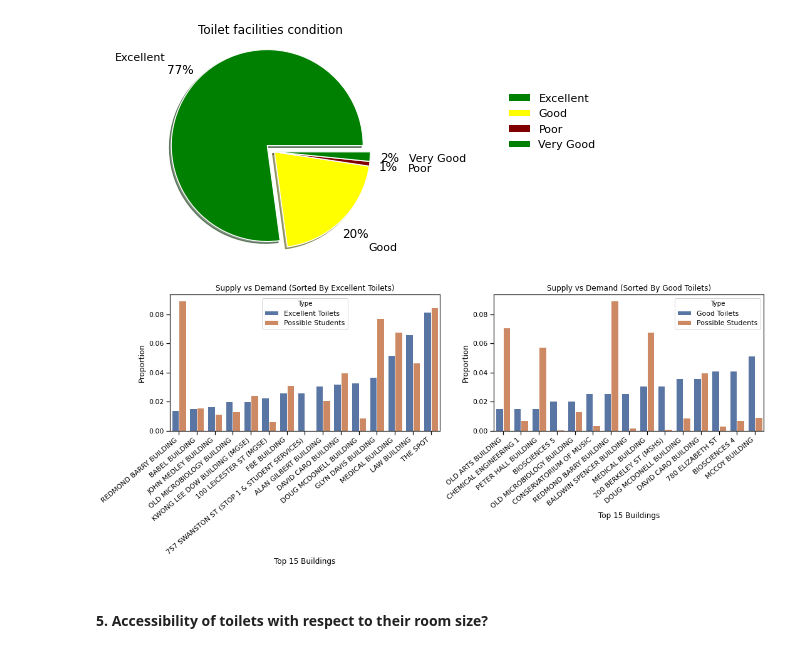
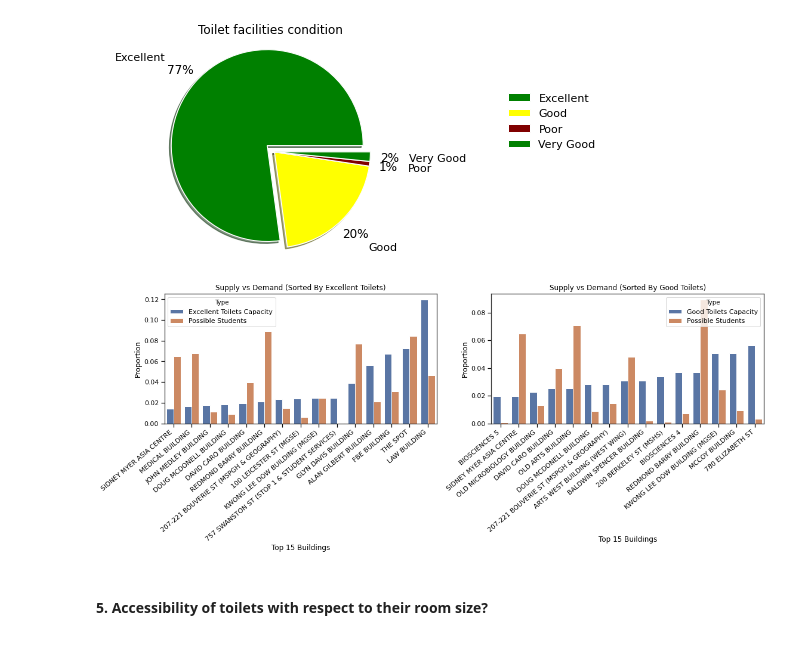
Before and after one commit to abhinavcreed13/project-space-optimisation-group-3, a Jupyter notebook: notebooks/problem-analysis-with-data.ipynb, the cells around one changed output. Drawn from its saved outputs; the diff is of its cells as text; code cells hidden in the pictures.

```diff
--- a/notebooks/problem-analysis-with-data.ipynb
+++ b/notebooks/problem-analysis-with-data.ipynb
@@ -1029,14 +1132,14 @@ gdf3 = merged_timetable_df_PAR_f.groupby(by=['Floor Name'], as_index=False)['Pla
 gdf3.sort_values(by=['Planned Size'], inplace=True)
 
 possible_toilet_df_f = possible_toilets_df[possible_toilets_df['Building Name']=='THE SPOT']
-gdf4 = possible_toilet_df_f.groupby(by='Floor Name', as_index=False).agg({'Room Code': pd.Series.nunique})
-gdf4.sort_values(by=['Room Code'], inplace=True)
+gdf4 = possible_toilet_df_f.groupby(by=['Floor Name'], as_index=False).agg({'Room Code':pd.Series.nunique, 'Room Capacity':sum})
+gdf4.sort_values(by=['Room Capacity'], inplace=True)
 
 total_students = gdf3['Planned Size'].sum()
 gdf3['Planned Size'] = gdf3['Planned Size']/total_students
 
-total_rooms = gdf4['Room Code'].sum()
-gdf4['Room Code'] = gdf4['Room Code']/total_rooms
+total_size = gdf4['Room Capacity'].sum()
+gdf4['Room Capacity'] = gdf4['Room Capacity']/total_size
 # %%
 #@title
 # proportion graph
@@ -1048,8 +1151,8 @@ d = {
 }
 for idx,row in gd1.iterrows():
     d['Floor Name'].append(row['Floor Name'])
-    d['Type'].append('Toilet Facilities')
-    d['Value'].append(row['Room Code'])
+    d['Type'].append('Possible Toilet Capacity')
+    d['Value'].append(row['Room Capacity'])
     d['Floor Name'].append(row['Floor Name'])
     d['Type'].append('Possible Students')
     d['Value'].append(row['Planned Size'])
@@ -1064,8 +1167,8 @@ d = {
 }
 for idx,row in gd2.iterrows():
     d['Floor Name'].append(row['Floor Name'])
-    d['Type'].append('Toilet Facilities')
-    d['Value'].append(row['Room Code'])
+    d['Type'].append('Possible Toilet Capacity')
+    d['Value'].append(row['Room Capacity'])
     d['Floor Name'].append(row['Floor Name'])
     d['Type'].append('Possible Students')
     d['Value'].append(row['Planned Size'])
@@ -1125,28 +1228,28 @@ plt.show()
 # %%
 #@title
 possible_toilet_df_f = possible_toilets_df[possible_toilets_df['Room Condition 2018']=='Excellent']
-gdf1 = possible_toilet_df_f.groupby(by=['Building Code','Building Name'], as_index=False).agg({'Room Code':pd.Series.nunique})
-gdf1.sort_values(by=['Room Code'], inplace=True)
+gdf1 = possible_toilet_df_f.groupby(by=['Building Code','Building Name'], as_index=False).agg({'Room Code':pd.Series.nunique, 'Room Capacity':sum})
+gdf1.sort_values(by=['Room Capacity'], inplace=True)
 
 gdf2 = merged_timetable_df_PAR.groupby(by=['Building Code','Building Name'], as_index=False)['Planned Size'].sum()
 gdf2.sort_values(by=['Planned Size'], inplace=True)
 
-total_rooms = gdf1['Room Code'].sum()
-gdf1['Room Code'] = gdf1['Room Code']/total_rooms
+total_rooms = gdf1['Room Capacity'].sum()
+gdf1['Room Capacity'] = gdf1['Room Capacity']/total_rooms
 
 total_students = gdf2['Planned Size'].sum()
 gdf2['Planned Size'] = gdf2['Planned Size']/total_students
 # %%
 #@title
 possible_toilet_df_f = possible_toilets_df[possible_toilets_df['Room Condition 2018']=='Good']
-gdf3 = possible_toilet_df_f.groupby(by=['Building Code','Building Name'], as_index=False).agg({'Room Code':pd.Series.nunique})
-gdf3.sort_values(by=['Room Code'], inplace=True)
+gdf3 = possible_toilet_df_f.groupby(by=['Building Code','Building Name'], as_index=False).agg({'Room Code':pd.Series.nunique,'Room Capacity':sum})
+gdf3.sort_values(by=['Room Capacity'], inplace=True)
 
 gdf4 = merged_timetable_df_PAR.groupby(by=['Building Code','Building Name'], as_index=False)['Planned Size'].sum()
 gdf4.sort_values(by=['Planned Size'], inplace=True)
 
-total_rooms = gdf3['Room Code'].sum()
-gdf3['Room Code'] = gdf3['Room Code']/total_rooms
+total_rooms = gdf3['Room Capacity'].sum()
+gdf3['Room Capacity'] = gdf3['Room Capacity']/total_rooms
 
 total_classes = gdf4['Planned Size'].sum()
 gdf4['Planned Size'] = gdf4['Planned Size']/total_classes
@@ -1163,8 +1266,8 @@ d = {
 for idx,row in gd.iterrows():
     d['Building Code'].append(row['Building Code'])
     d['Building Name'].append(row['Building Name'])
-    d['Type'].append('Excellent Toilets')
-    d['Value'].append(row['Room Code'])
+    d['Type'].append('Excellent Toilets Capacity')
+    d['Value'].append(row['Room Capacity'])
     d['Building Code'].append(row['Building Code'])
     d['Building Name'].append(row['Building Name'])
     d['Type'].append('Possible Students')
@@ -1175,37 +1278,37 @@ gd = pd.merge(gdf3, gdf4, on=['Building Code','Building Name'])
 d = {
     'Building Code':[],
     'Building Name':[],
     'Type':[],
     'Value':[]
 }
 for idx,row in gd.iterrows():
     d['Building Code'].append(row['Building Code'])
     d['Building Name'].append(row['Building Name'])
-    d['Type'].append('Good Toilets')
-    d['Value'].append(row['Room Code'])
+    d['Type'].append('Good Toilets Capacity')
+    d['Value'].append(row['Room Capacity'])
     d['Building Code'].append(row['Building Code'])
     d['Building Name'].append(row['Building Name'])
     d['Type'].append('Possible Students')
     d['Value'].append(row['Planned Size'])
 df2 = pd.DataFrame(data=d)
 
 fig, ax = plt.subplots(1,2)
 fig.set_figheight(4)
-fig.set_figwidth(17)
+fig.set_figwidth(18)
 
 ax1 = sns.barplot(x="Building Name", y='Value', hue='Type', dodge=True, data=df1.tail(30),ax=ax[0]);
 ax1.set_xticklabels(ax1.get_xticklabels(), rotation=40, ha="right")
 ax1.set(xlabel='Top 15 Buildings', ylabel='Proportion')
 ax1.set_title("Supply vs Demand (Sorted By Excellent Toilets)")
 
 ax2 = sns.barplot(x="Building Name", y='Value', hue='Type', dodge=True, data=df2.tail(30),ax=ax[1]);
 ax2.set_xticklabels(ax2.get_xticklabels(), rotation=40, ha="right")
 ax2.set(xlabel='Top 15 Buildings', ylabel='Proportion')
 ax2.set_title("Supply vs Demand (Sorted By Good Toilets)")
 
 plt.show()
 # %% [output]
-[figure, old version]
+[figure, new version]
 # %% [markdown]
 #### 5. Accessibility of toilets with respect to their **room size**?
 # %%
```
Also changed, not shown: parts of 17 cells of this notebook, 6 other files.
